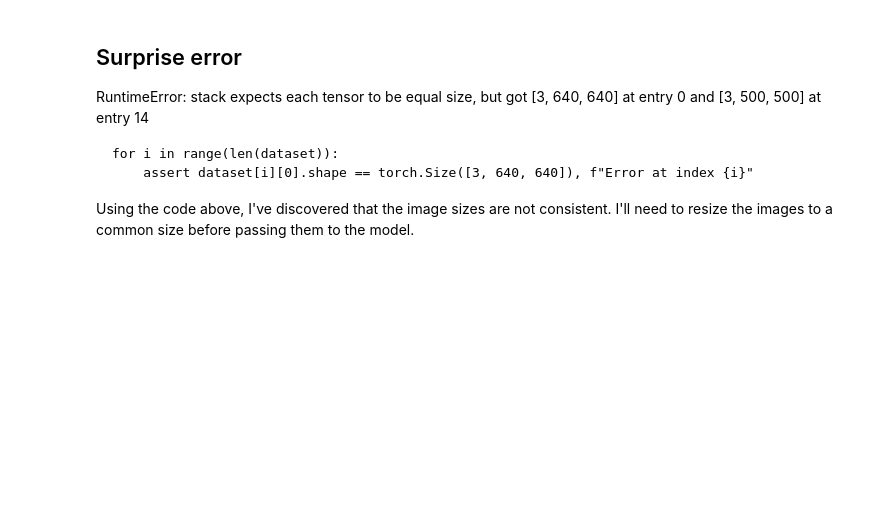
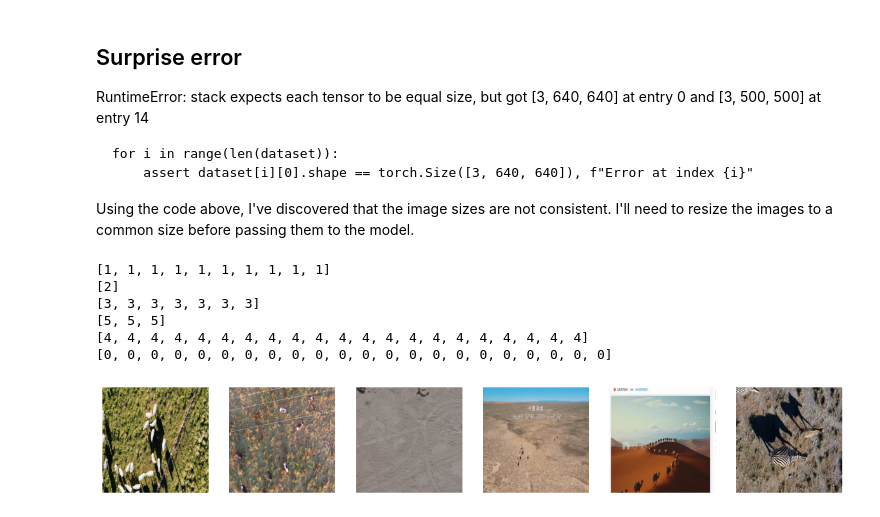
Before and after one commit to MihaiAnca13/ml-ops-wildlife, a Jupyter notebook: research/model_evaluation.ipynb, the cells around one changed output. Drawn from its saved outputs; the diff is of its cells as text; code cells hidden in the pictures; blank space fills up the shorter version.

````diff
--- a/research/model_evaluation.ipynb
+++ b/research/model_evaluation.ipynb
@@ -207,3 +204,32 @@ for i in range(len(dataset)):
     assert dataset[i][0].shape == torch.Size([3, 640, 640]), f"Error at index {i}"
 ```
 Using the code above, I've discovered that the image sizes are not consistent. I'll need to resize the images to a common size before passing them to the model.
+# %%
+# let's pick a few random images and see how they look
+%matplotlib inline
+local_dataset = ObjectDetectionDataset(data_dir, DatasetMode.TEST, transform=None)
+
+images = {}
+
+for image, label, bbox in local_dataset:
+    if label[0] not in images:
+        images[label[0]] = (image, label, bbox)
+
+fig, axes = plt.subplots(1, 6, figsize=(15, 5))
+axes = axes.ravel()
+
+for i, (image, label, bbox) in images.items():
+    print(label)
+    axes[int(i)].imshow(image)
+    axes[int(i)].axis('off')
+
+# use matplotlib to show the images
+plt.show()
+# %% [output]
+[1, 1, 1, 1, 1, 1, 1, 1, 1, 1]
+[2]
+[3, 3, 3, 3, 3, 3, 3]
+[5, 5, 5]
+[4, 4, 4, 4, 4, 4, 4, 4, 4, 4, 4, 4, 4, 4, 4, 4, 4, 4, 4, 4, 4]
+[0, 0, 0, 0, 0, 0, 0, 0, 0, 0, 0, 0, 0, 0, 0, 0, 0, 0, 0, 0, 0, 0]
+[figure, added]
````
Also changed, not shown: parts of 4 cells of this notebook, 3 other files.
